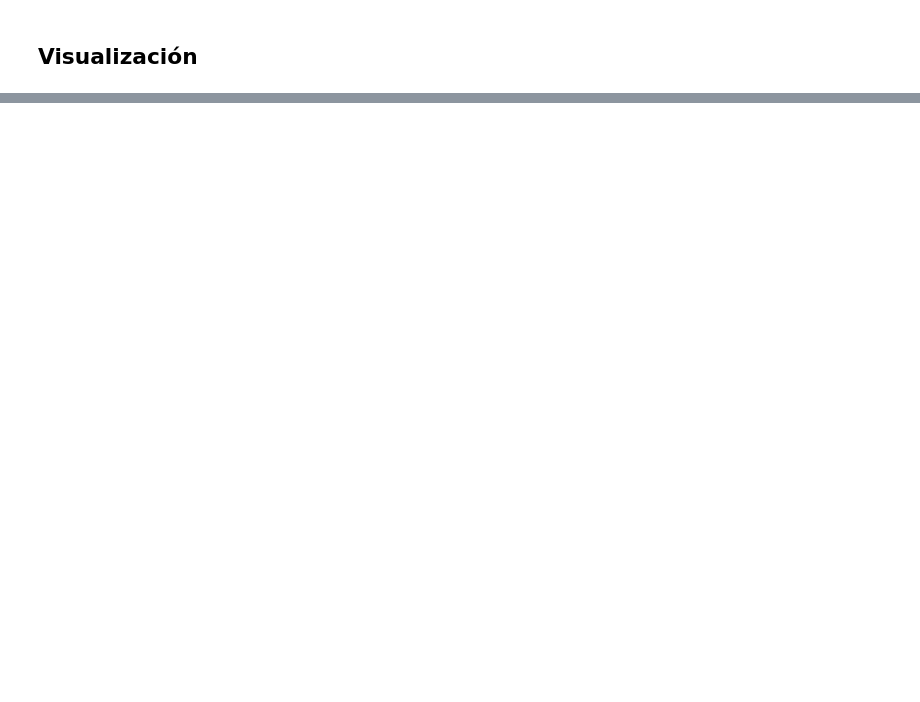
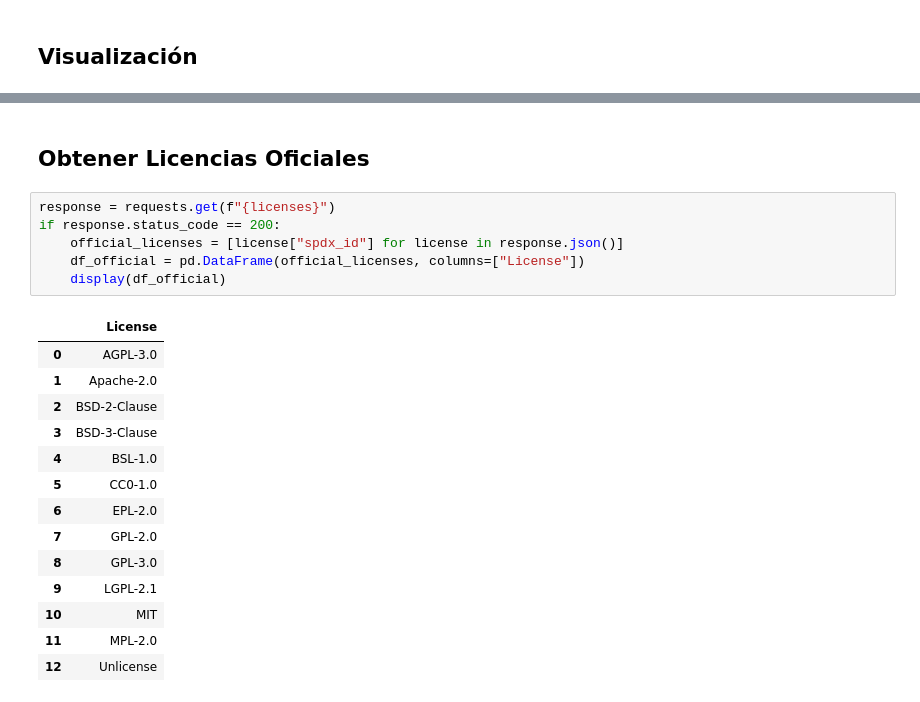
Before and after one commit to liandeveloper/open_source, a Jupyter notebook: notebooks/demo.ipynb, the cells around one changed output, grey strips where cells are left out. Drawn from its saved outputs; the diff is of its cells as text; blank space fills up the shorter version.

```diff
--- a/notebooks/demo.ipynb
+++ b/notebooks/demo.ipynb
@@ -76,0 +81,23 @@ plt.show()
+# %% [markdown]
+## Obtener Licencias Oficiales
+# %%
+response = requests.get(f"{licenses}")
+if response.status_code == 200:
+    official_licenses = [license["spdx_id"] for license in response.json()]
+    df_official = pd.DataFrame(official_licenses, columns=["License"])
+    display(df_official)
+# %% [output]
+|  | License |
+| 0 | AGPL-3.0 |
+| 1 | Apache-2.0 |
+| 2 | BSD-2-Clause |
+| 3 | BSD-3-Clause |
+| 4 | BSL-1.0 |
+| 5 | CC0-1.0 |
+| 6 | EPL-2.0 |
+| 7 | GPL-2.0 |
+| 8 | GPL-3.0 |
+| 9 | LGPL-2.1 |
+| 10 | MIT |
+| 11 | MPL-2.0 |
+| 12 | Unlicense |
```
Also changed, not shown: parts of 8 cells of this notebook, 13 other files.
